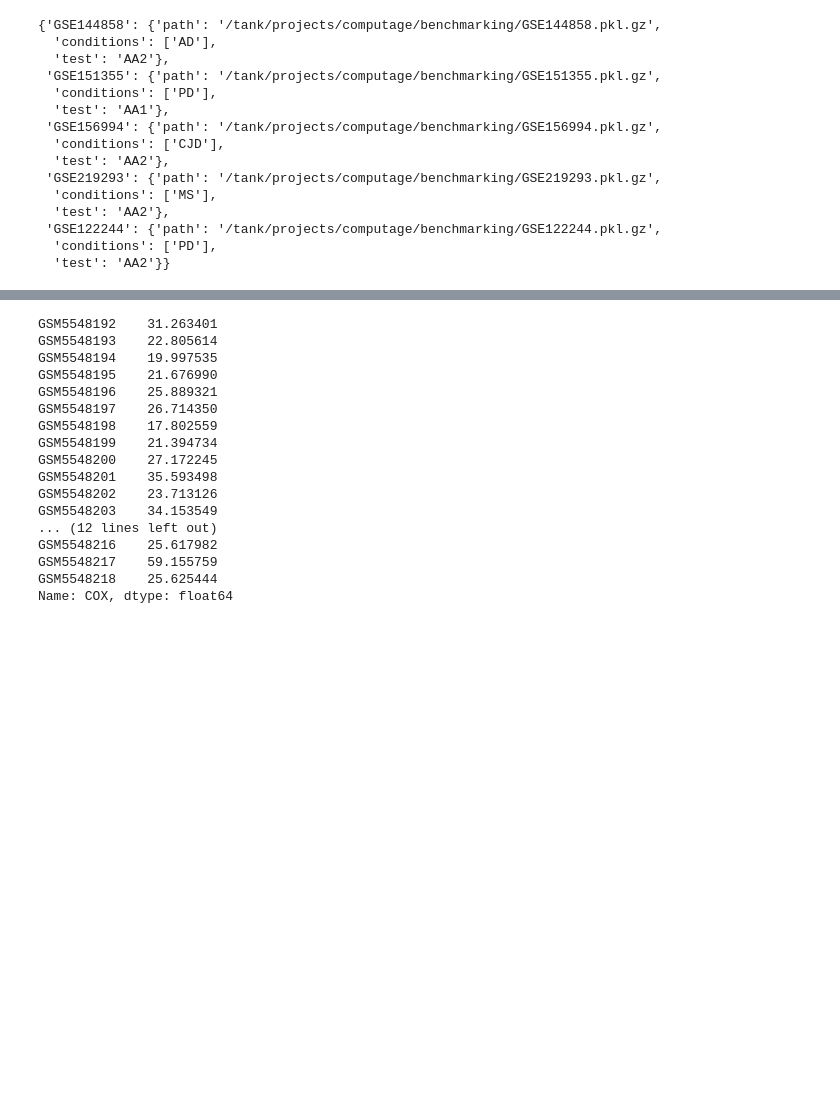
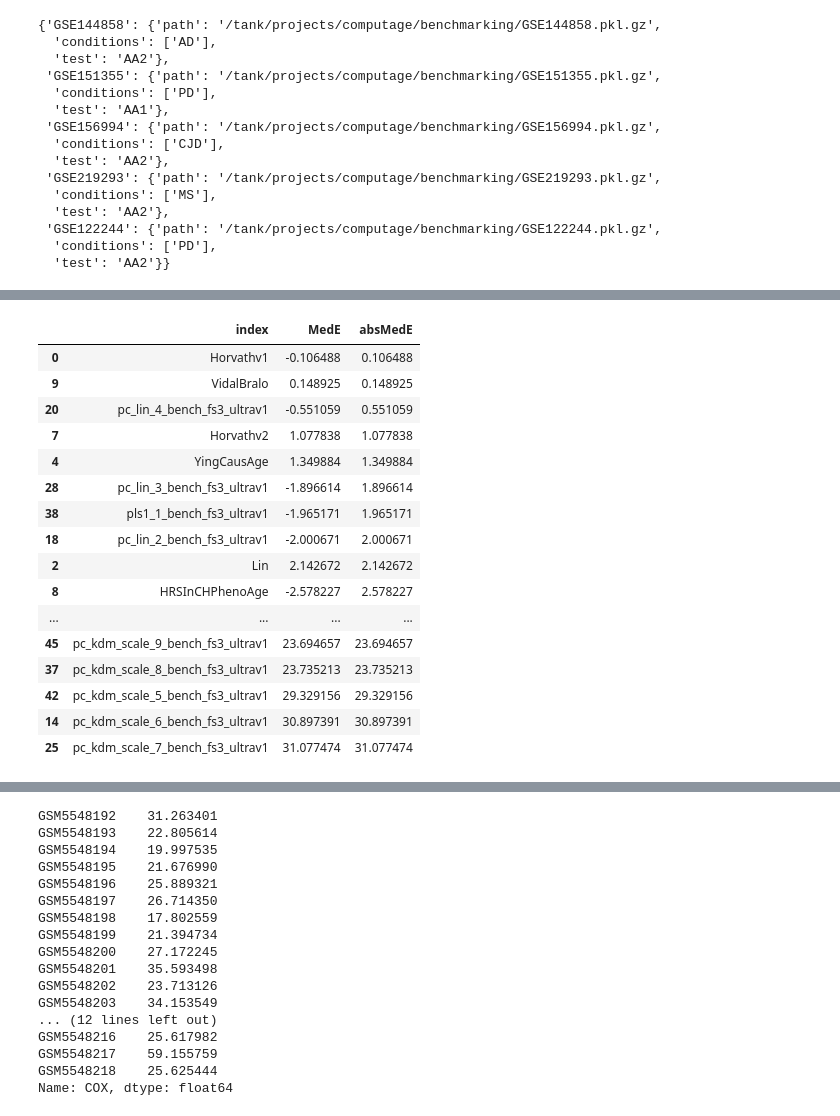
Before and after one commit to ComputationalAgingLab/ComputAge, a Jupyter notebook: benchmarking.ipynb, the cells around one changed output, grey strips where cells are left out. Saved outputs shown, nothing was run; the diff lists cells and outputs as text; code cells hidden in the pictures; blank space fills up the shorter version.

```diff
--- a/benchmarking.ipynb
+++ b/benchmarking.ipynb
@@ -29,20 +32,39 @@ snapshot_download(repo_id='computage/computage_bench',
                   local_dir="/tank/projects/computage/benchmarking2")
 # %% [markdown]
 # Benchmarking of published clocks
+# %%
+p = '/home/dkriukov/ComputAge/computage/data_library/BenchBSB_table.csv'
+def prepare_datasets_config(path):
+	bsb_table = pd.read_csv(p)
+	datasets_config_main = {}
+	for _, r in bsb_table.iterrows():
+		gse = r['Dataset ID']
+		if gse not in datasets_config_main.keys():
+			datasets_config_main[gse] = {
+				'path':None,
+				'conditions':[r['Condition']],
+				'test':'AA2' if r['HC content'] == 'HC' else 'AA1'
+			}
+		else:
+			datasets_config_main[gse]['conditions'].append(r['Condition'])
+
+	return datasets_config_main
+
+datasets_config_main = prepare_datasets_config(p)
 # %%
 common_imputation = 'sesame_450k'
 
 models_config = {
     "in_library":{
-        'Horvathv1':{'imputation':common_imputation},
+        'HorvathV1':{'imputation':common_imputation},
         'Hannum':{'imputation':common_imputation},
         'Lin':{'imputation':common_imputation},
-        'PhenoAge':{'imputation':common_imputation},
+        'PhenoAgeV1':{'imputation':common_imputation},
         'YingCausAge':{'imputation':common_imputation},
         'YingDamAge':{'imputation':common_imputation},
         'YingAdaptAge':{'imputation':common_imputation},
-        'Horvathv2':{'imputation':common_imputation},
-        'HRSInCHPhenoAge':{'imputation':common_imputation},
+        'HorvathV2':{'imputation':common_imputation},
+        'PhenoAgeV2':{'imputation':common_imputation},
 		'VidalBralo':{'imputation':common_imputation},
 		'Zhang19_EN':{'imputation':common_imputation},
         'GrimAgeV1':{'imputation':common_imputation},
@@ -93,13 +113,13 @@ datasets_config_short
 # %%
 bench = EpiClocksBenchmarking(
     models_config=models_config,
-    datasets_config=datasets_config_short,
-    # datasets_config=datasets_config_main,
+    # datasets_config=datasets_config_short,
+    datasets_config=datasets_config_main,
     tissue_types='BSB',
     age_limits = [18, 90],
     age_limits_class_exclusions= ['PGS'],
-    experiment_prefix='test',
-    # experiment_prefix='prefinal2_sesame_imputation',
+    # experiment_prefix='deage',
+    experiment_prefix='prefinal2_sesame_imputation',
     delta_assumption = 'normal',
     pvalue_threshold=0.05,
     save_results=True,
@@ -122,3 +148,23 @@ Compute MedAE metric based on 253 healthy control samples.
+# %%
+bench.CA_bias_results
+# %% [output]
+|  | index | MedE | absMedE |
+| 0 | Horvathv1 | -0.106488 | 0.106488 |
+| 9 | VidalBralo | 0.148925 | 0.148925 |
+| 20 | pc_lin_4_bench_fs3_ultrav1 | -0.551059 | 0.551059 |
+| 7 | Horvathv2 | 1.077838 | 1.077838 |
+| 4 | YingCausAge | 1.349884 | 1.349884 |
+| 28 | pc_lin_3_bench_fs3_ultrav1 | -1.896614 | 1.896614 |
+| 38 | pls1_1_bench_fs3_ultrav1 | -1.965171 | 1.965171 |
+| 18 | pc_lin_2_bench_fs3_ultrav1 | -2.000671 | 2.000671 |
+| 2 | Lin | 2.142672 | 2.142672 |
+| 8 | HRSInCHPhenoAge | -2.578227 | 2.578227 |
+| ... | ... | ... | ... |
+| 45 | pc_kdm_scale_9_bench_fs3_ultrav1 | 23.694657 | 23.694657 |
+| 37 | pc_kdm_scale_8_bench_fs3_ultrav1 | 23.735213 | 23.735213 |
+| 42 | pc_kdm_scale_5_bench_fs3_ultrav1 | 29.329156 | 29.329156 |
+| 14 | pc_kdm_scale_6_bench_fs3_ultrav1 | 30.897391 | 30.897391 |
+| 25 | pc_kdm_scale_7_bench_fs3_ultrav1 | 31.077474 | 31.077474 |
 # %%
 #compute total score
 aa2_score = bench.corrected_results_AA2_bool.sum(axis=1)
```
Also changed, not shown: parts of 4 cells of this notebook, 8 other files.
